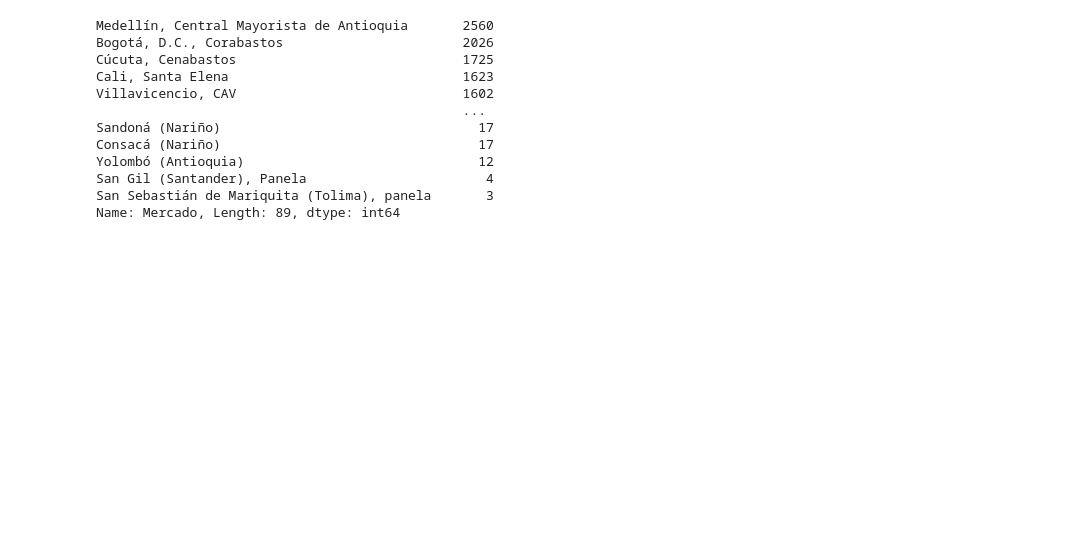
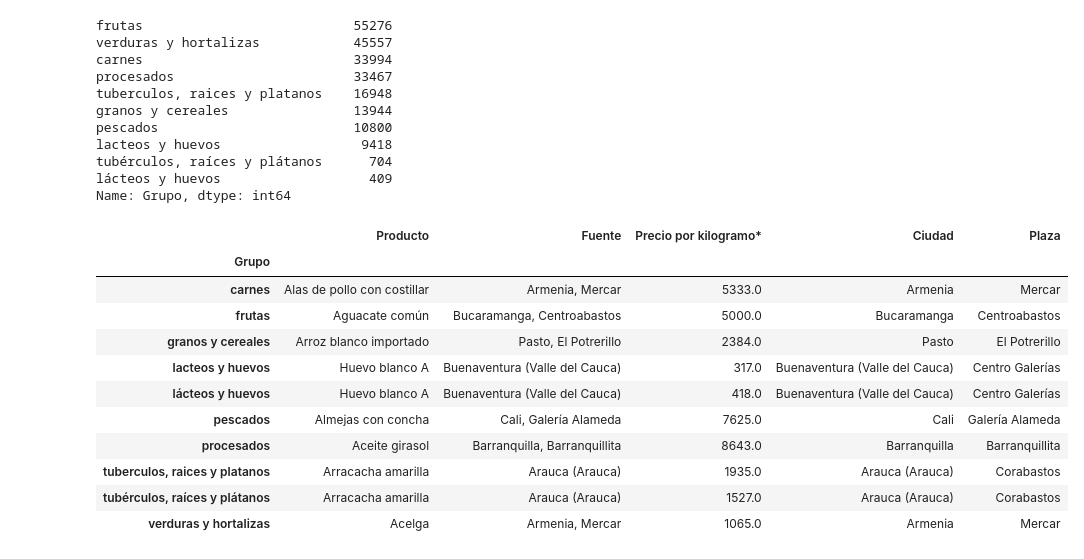
Before and after one commit to RioDeMilo/RETAIL-PRICES-COLOMBIA, a Jupyter notebook: IPC1823.ipynb, the cells around one changed output. Drawn from its saved outputs; the diff is of its cells as text; code cells hidden in the pictures; blank space fills up the shorter version.

```diff
--- a/IPC1823.ipynb
+++ b/IPC1823.ipynb
@@ -26,0 +41,5 @@ memory usage: 2.1+ MB
+# %%
+# this is to set the 'Fecha' as the new index of the dataframe as it will mostly be a timeline analysis
+# the inplace=True will set this ne index as the definitive index changing it in the database
+df.set_index('Fecha', inplace=True)
+df.head()
@@ -26,0 +81,8 @@ memory usage: 2.1+ MB
+# %%
+# the process of split the values that have both the city and the retail market need to be in a independet column
+# but here you can see that there are values in the data base that have more than one comma that is dividing the values
+# bogota dc, corabastos should not have two commas only the comma that is differentiating it from a city and a market in the city
+# we want then to get only two columns and not three
+# i first used str.split but it split the string everytime that it find a comma
+# it's best to use str.rsplit as it will start from the end to find a delimeter
+df[['Ciudad','Plaza']] = df.Fuente.str.rsplit(',',n=1, expand = True)
@@ -27,15 +145,33 @@ memory usage: 2.1+ MB
+# %%
+df['Grupo'] = df['Grupo'].str.lower()
 # %%
-df['Mercado'].value_counts()
+df['Grupo'].value_counts()
 # %% [output]
-Medellín, Central Mayorista de Antioquia       2560
-Bogotá, D.C., Corabastos                       2026
-Cúcuta, Cenabastos                             1725
-Cali, Santa Elena                              1623
-Villavicencio, CAV                             1602
-                                               ...
-Sandoná (Nariño)                                 17
-Consacá (Nariño)                                 17
-Yolombó (Antioquia)                              12
-San Gil (Santander), Panela                       4
-San Sebastián de Mariquita (Tolima), panela       3
-Name: Mercado, Length: 89, dtype: int64
+frutas                           55276
+verduras y hortalizas            45557
+carnes                           33994
+procesados                       33467
+tuberculos, raices y platanos    16948
+granos y cereales                13944
+pescados                         10800
+lacteos y huevos                  9418
+tubérculos, raíces y plátanos      704
+lácteos y huevos                   409
+Name: Grupo, dtype: int64
+# %%
+G = df.groupby('Grupo')
+# %%
+G.first()
+# %% [output]
+|  | Producto | Fuente | Precio por kilogramo* | Ciudad | Plaza |
+| Grupo |  |  |  |  |  |
+| carnes | Alas de pollo con costillar | Armenia, Mercar | 5333.0 | Armenia | Mercar |
+| frutas | Aguacate común | Bucaramanga, Centroabastos | 5000.0 | Bucaramanga | Centroabastos |
+| granos y cereales | Arroz blanco importado | Pasto, El Potrerillo | 2384.0 | Pasto | El Potrerillo |
+| lacteos y huevos | Huevo blanco A | Buenaventura (Valle del Cauca) | 317.0 | Buenaventura (Valle del Cauca) | Centro Galerías |
+| lácteos y huevos | Huevo blanco A | Buenaventura (Valle del Cauca) | 418.0 | Buenaventura (Valle del Cauca) | Centro Galerías |
+| pescados | Almejas con concha | Cali, Galería Alameda | 7625.0 | Cali | Galería Alameda |
+| procesados | Aceite girasol | Barranquilla, Barranquillita | 8643.0 | Barranquilla | Barranquillita |
+| tuberculos, raices y platanos | Arracacha amarilla | Arauca (Arauca) | 1935.0 | Arauca (Arauca) | Corabastos |
+| tubérculos, raíces y plátanos | Arracacha amarilla | Arauca (Arauca) | 1527.0 | Arauca (Arauca) | Corabastos |
+| verduras y hortalizas | Acelga | Armenia, Mercar | 1065.0 | Armenia | Mercar |
```
Also changed, not shown: parts of 13 cells of this notebook.
